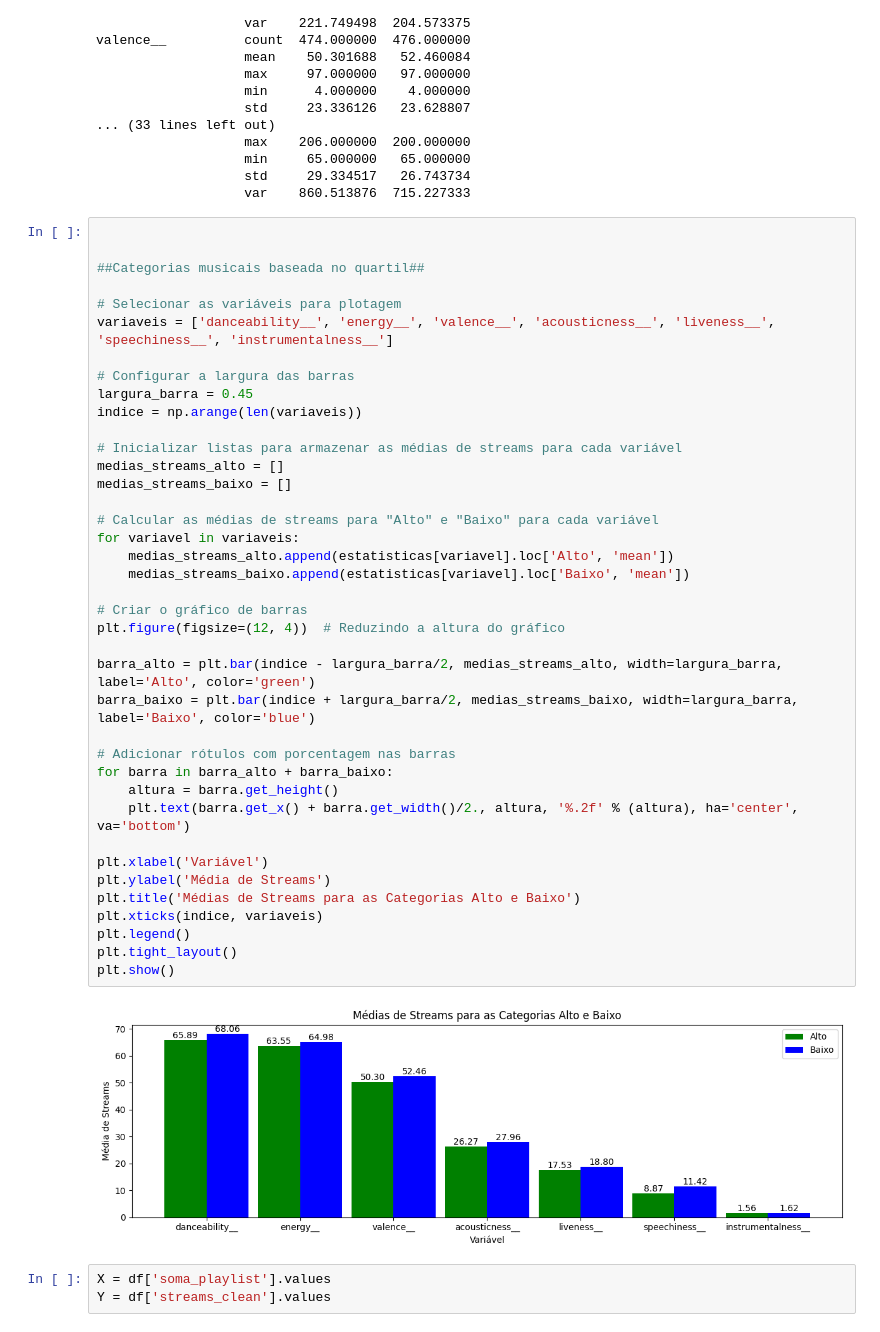
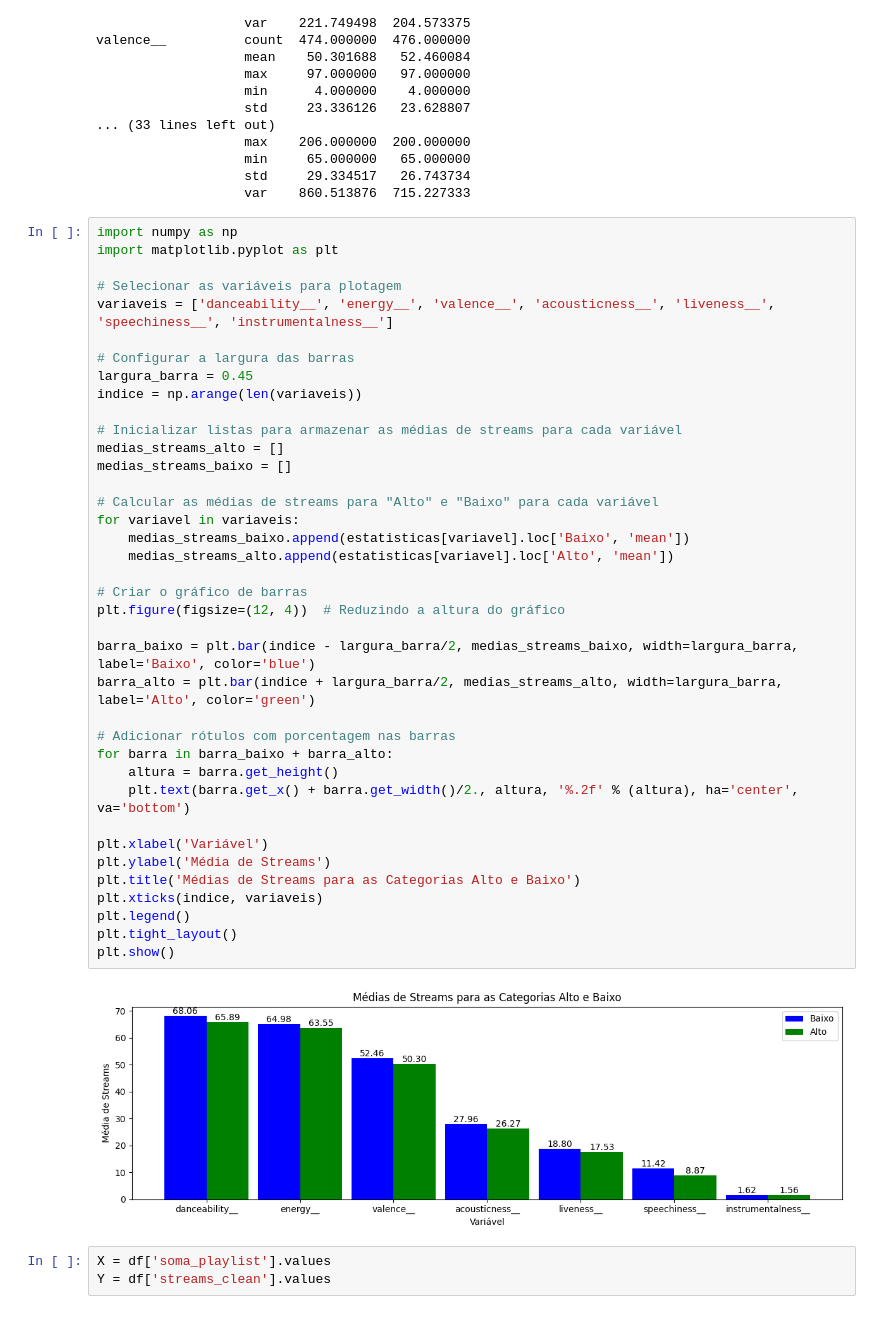
Before and after one commit to Mayara-alvess/02.Projeto-hipotese, a Jupyter notebook: Projetohipote.ipynb, the cells around one changed output. Drawn from its saved outputs; the diff is of its cells as text.

```diff
--- a/Projetohipote.ipynb
+++ b/Projetohipote.ipynb
@@ -450,46 +450,45 @@ valence__          count  474.000000  476.000000
                    std     29.334517   26.743734
                    var    860.513876  715.227333
 # %%
-
-
-##Categorias musicais baseada no quartil##
+import numpy as np
+import matplotlib.pyplot as plt
 
 # Selecionar as variáveis para plotagem
 variaveis = ['danceability__', 'energy__', 'valence__', 'acousticness__', 'liveness__', 'speechiness__', 'instrumentalness__']
 
 # Configurar a largura das barras
 largura_barra = 0.45
 indice = np.arange(len(variaveis))
 
 # Inicializar listas para armazenar as médias de streams para cada variável
 medias_streams_alto = []
 medias_streams_baixo = []
 
 # Calcular as médias de streams para "Alto" e "Baixo" para cada variável
 for variavel in variaveis:
+    medias_streams_baixo.append(estatisticas[variavel].loc['Baixo', 'mean'])
     medias_streams_alto.append(estatisticas[variavel].loc['Alto', 'mean'])
-    medias_streams_baixo.append(estatisticas[variavel].loc['Baixo', 'mean'])
 
 # Criar o gráfico de barras
 plt.figure(figsize=(12, 4))  # Reduzindo a altura do gráfico
 
-barra_alto = plt.bar(indice - largura_barra/2, medias_streams_alto, width=largura_barra, label='Alto', color='green')
-barra_baixo = plt.bar(indice + largura_barra/2, medias_streams_baixo, width=largura_barra, label='Baixo', color='blue')
+barra_baixo = plt.bar(indice - largura_barra/2, medias_streams_baixo, width=largura_barra, label='Baixo', color='blue')
+barra_alto = plt.bar(indice + largura_barra/2, medias_streams_alto, width=largura_barra, label='Alto', color='green')
 
 # Adicionar rótulos com porcentagem nas barras
-for barra in barra_alto + barra_baixo:
+for barra in barra_baixo + barra_alto:
     altura = barra.get_height()
     plt.text(barra.get_x() + barra.get_width()/2., altura, '%.2f' % (altura), ha='center', va='bottom')
 
 plt.xlabel('Variável')
 plt.ylabel('Média de Streams')
 plt.title('Médias de Streams para as Categorias Alto e Baixo')
 plt.xticks(indice, variaveis)
 plt.legend()
 plt.tight_layout()
 plt.show()
 # %% [output]
-[figure, old version]
+[figure, new version]
 # %%
 X = df['soma_playlist'].values
 Y = df['streams_clean'].values
```
